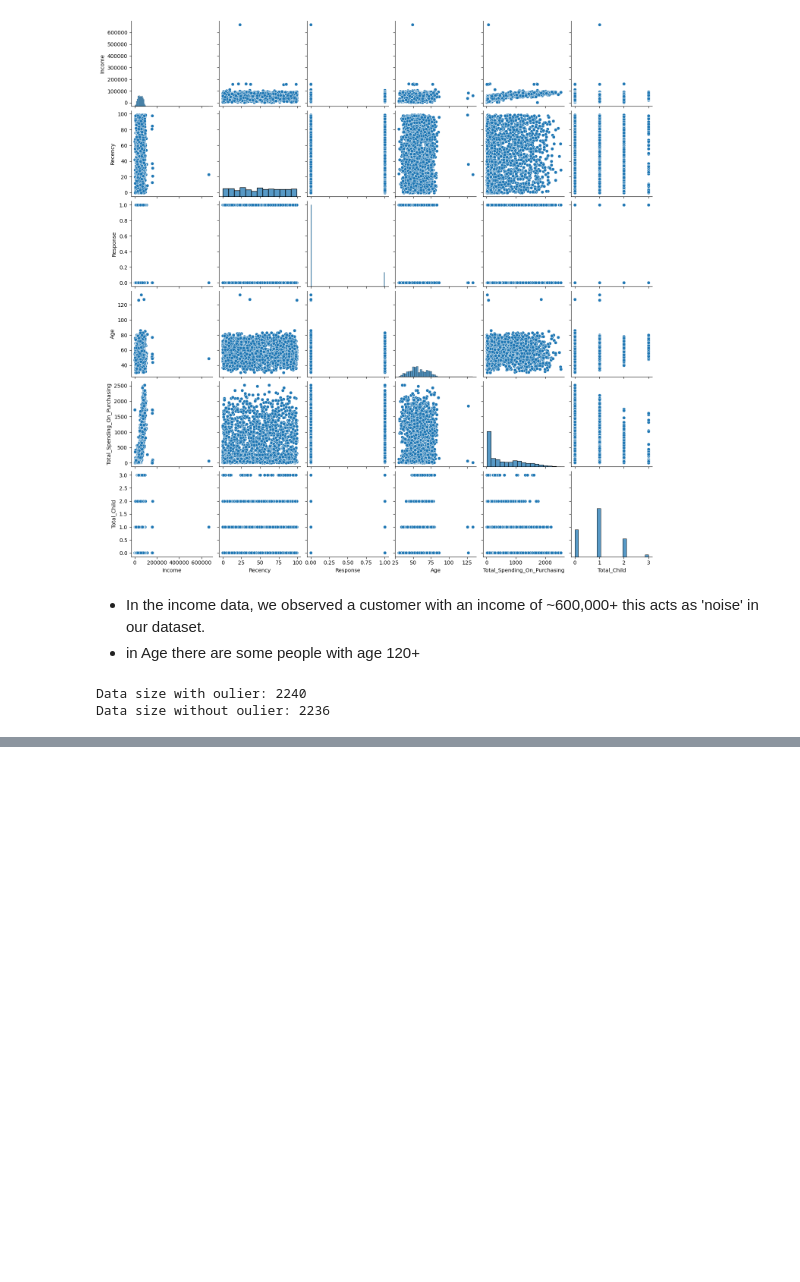
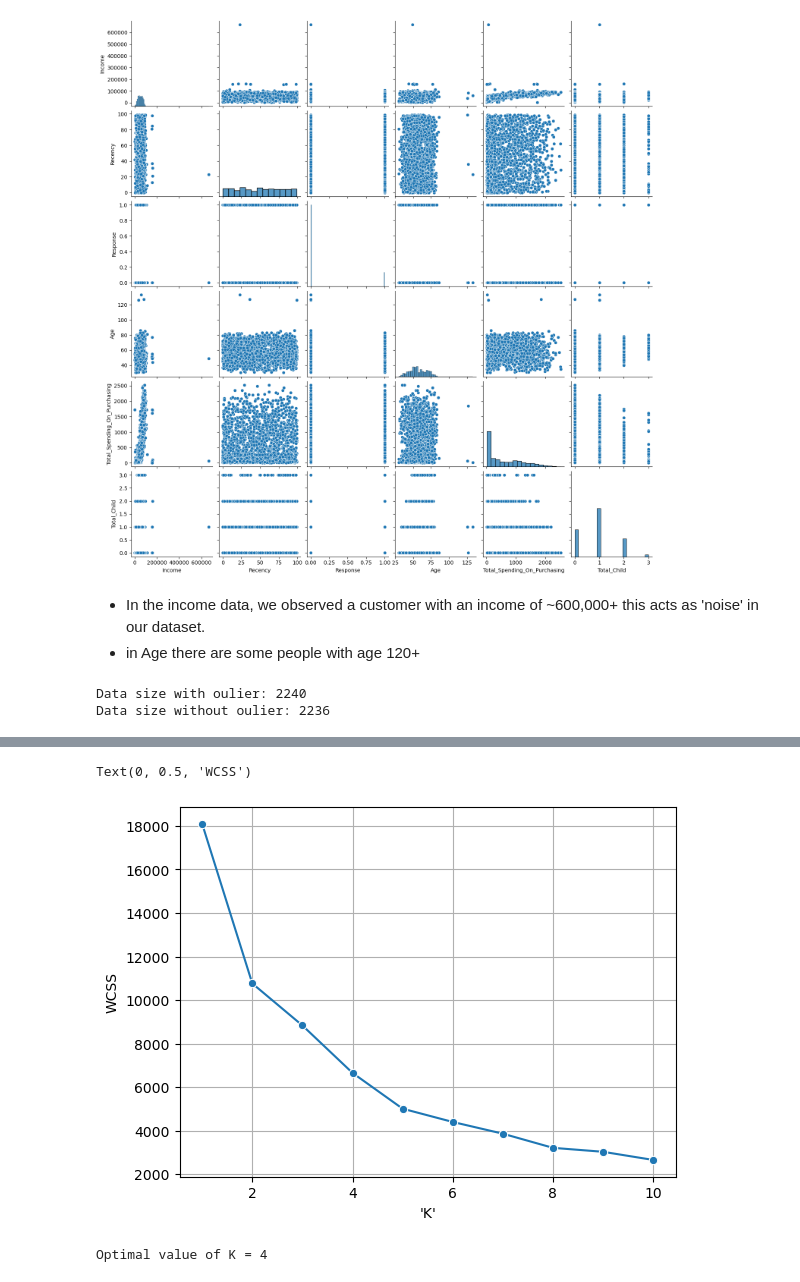
Before and after one commit to Suryam700/SmartCart-Clustering-System, a Jupyter notebook: main.ipynb, the cells around one changed output, grey strips where cells are left out. Cells and saved outputs as stored; diff of their text form; code cells hidden in the pictures; blank space fills up the shorter version.

Commit message:
Finalize EDA, preprocessing, and clustering

```diff
--- a/main.ipynb
+++ b/main.ipynb
@@ -226,0 +411,24 @@ Data size without oulier: 2236
+# %%
+wcss = []
+
+for k in range(1, 11):
+    kmeans = KMeans(n_clusters=k, random_state=42)
+    labels = kmeans.fit_predict(X_pca)
+
+    wcss.append(kmeans.inertia_)
+# %%
+sns.lineplot(x=range(1,11), y=wcss, marker="o")
+plt.grid()
+plt.xlabel("\'K\'")
+plt.ylabel("WCSS")
+# %% [output]
+Text(0, 0.5, 'WCSS')
+[figure, added]
+# %%
+# By KneeLocator
+
+knee = KneeLocator(range(1,11), wcss, curve="convex", direction="decreasing")
+
+print(f"Optimal value of K = {knee.knee}")
+# %% [output]
+Optimal value of K = 4
```
Also changed, not shown: parts of 46 cells of this notebook.
